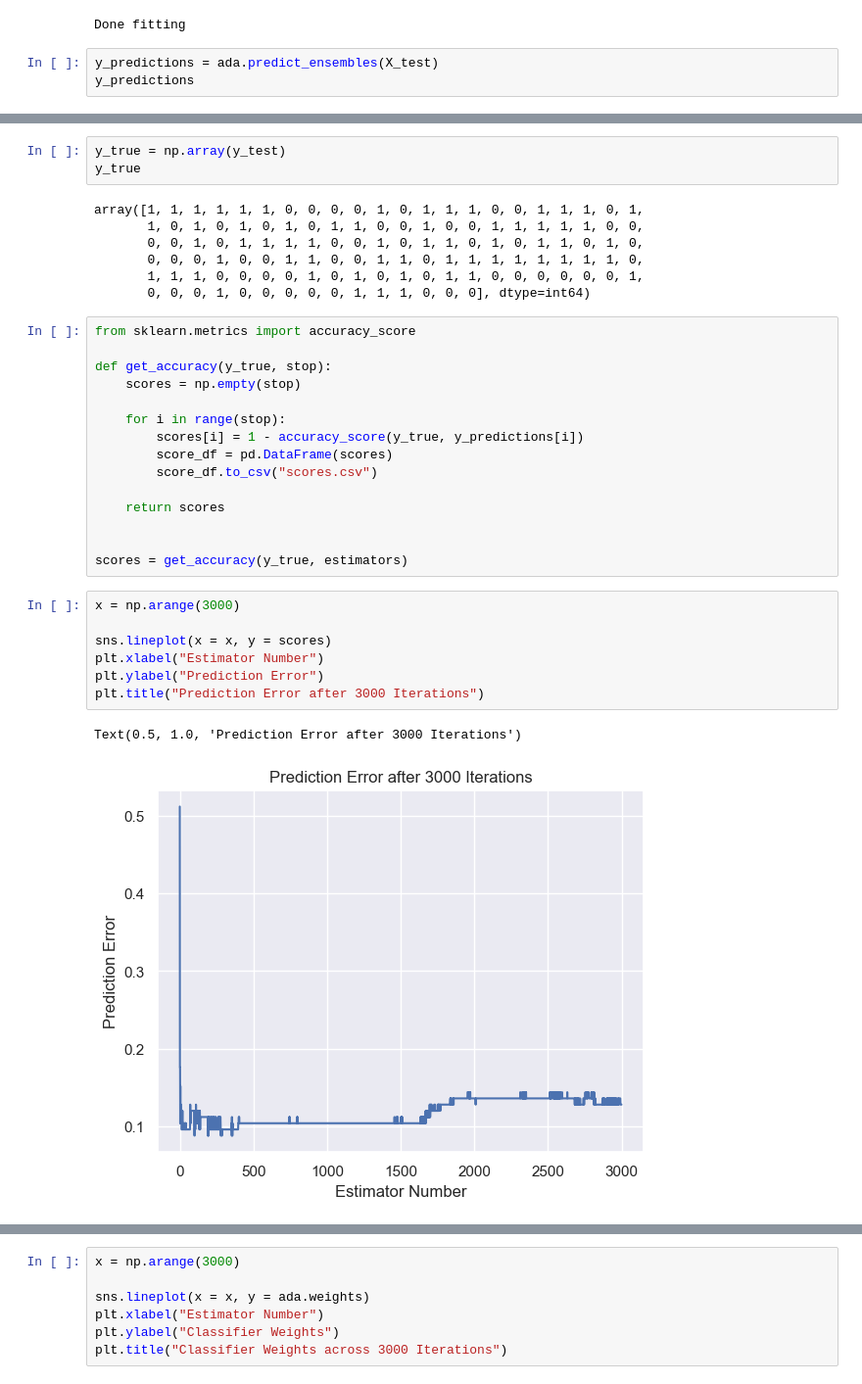
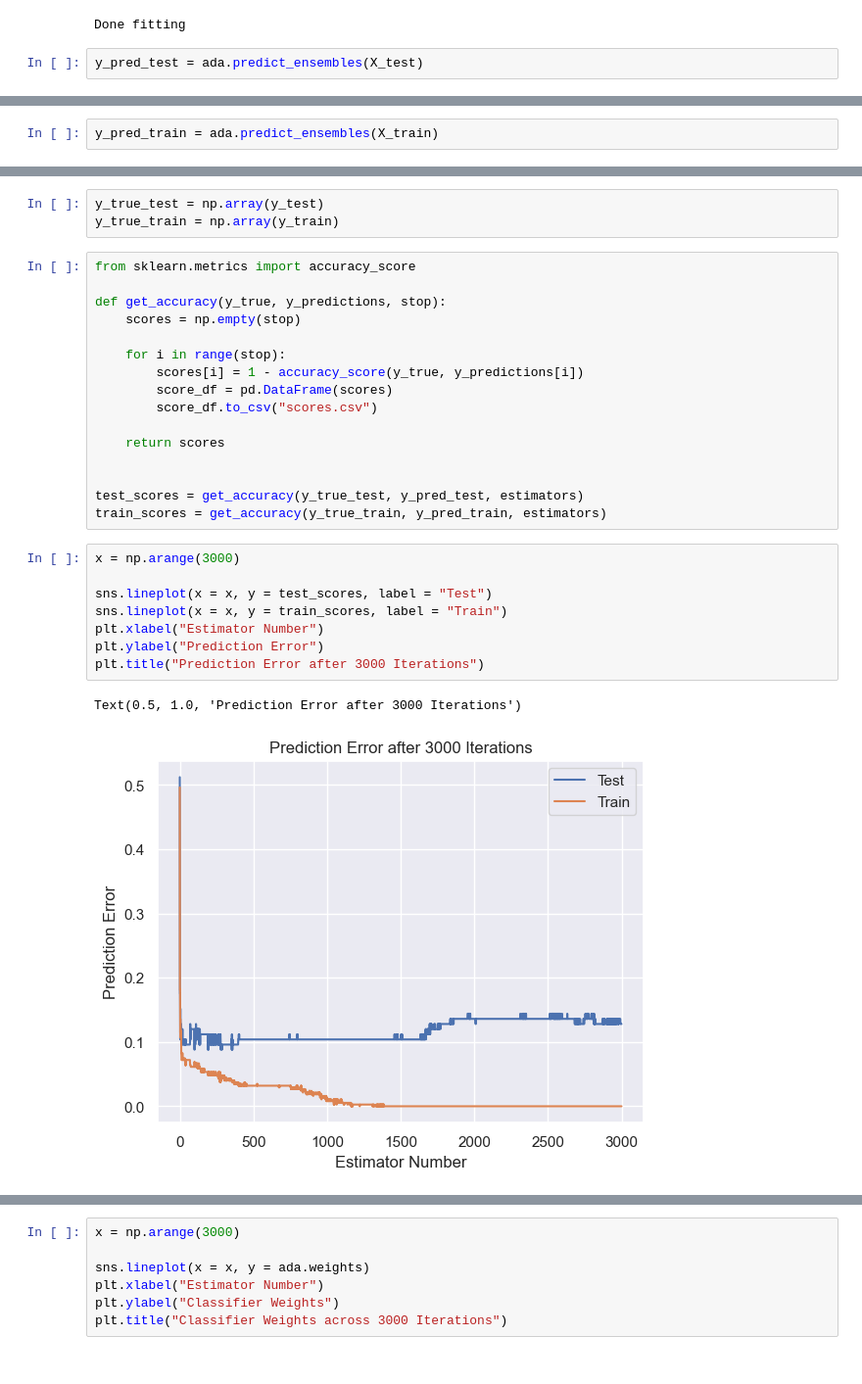
Before and after one commit to bishyboi/IntroToDataScience, a Jupyter notebook: A4/a4.ipynb, the cells around one changed output, grey strips where cells are left out. Shown at 98% size. Cells and saved outputs as stored; diff of their text form.

Commit message:
focusing on plotting, runtime is low for training and predictions for models, but plotting needs to be completed for ensemble decision boundaries

```diff
--- a/A4/a4.ipynb
+++ b/A4/a4.ipynb
@@ -277,8 +277,7 @@ print("Done fitting")
 # %% [output]
 Done fitting
 # %%
-y_predictions = ada.predict_ensembles(X_test)
-y_predictions
+y_pred_test = ada.predict_ensembles(X_test)
 # %% [output]
 Initial investment finished.
 0 Estimator finished.
@@ -306,0 +299,2 @@ array([[0., 0., 0., ..., 0., 0., 0.],
+# %%
+y_pred_train = ada.predict_ensembles(X_train)
@@ -307,17 +319,10 @@ array([[0., 0., 0., ..., 0., 0., 0.],
 # %%
-y_true = np.array(y_test)
-y_true
+y_true_test = np.array(y_test)
+y_true_train = np.array(y_train)
-# %% [output]
-array([1, 1, 1, 1, 1, 1, 0, 0, 0, 0, 1, 0, 1, 1, 1, 0, 0, 1, 1, 1, 0, 1,
-       1, 0, 1, 0, 1, 0, 1, 0, 1, 1, 0, 0, 1, 0, 0, 1, 1, 1, 1, 1, 0, 0,
-       0, 0, 1, 0, 1, 1, 1, 1, 0, 0, 1, 0, 1, 1, 0, 1, 0, 1, 1, 0, 1, 0,
-       0, 0, 0, 1, 0, 0, 1, 1, 0, 0, 1, 1, 0, 1, 1, 1, 1, 1, 1, 1, 1, 0,
-       1, 1, 1, 0, 0, 0, 0, 1, 0, 1, 0, 1, 0, 1, 1, 0, 0, 0, 0, 0, 0, 1,
-       0, 0, 0, 1, 0, 0, 0, 0, 0, 1, 1, 1, 0, 0, 0], dtype=int64)
 # %%
 from sklearn.metrics import accuracy_score
 
-def get_accuracy(y_true, stop):
+def get_accuracy(y_true, y_predictions, stop):
     scores = np.empty(stop)
 
     for i in range(stop):
@@ -328,17 +333,19 @@ def get_accuracy(y_true, stop):
     return scores
 
 
-scores = get_accuracy(y_true, estimators)
+test_scores = get_accuracy(y_true_test, y_pred_test, estimators)
+train_scores = get_accuracy(y_true_train, y_pred_train, estimators)
 # %%
 x = np.arange(3000)
 
-sns.lineplot(x = x, y = scores)
+sns.lineplot(x = x, y = test_scores, label = "Test")
+sns.lineplot(x = x, y = train_scores, label = "Train")
 plt.xlabel("Estimator Number")
 plt.ylabel("Prediction Error")
 plt.title("Prediction Error after 3000 Iterations")
 # %% [output]
 Text(0.5, 1.0, 'Prediction Error after 3000 Iterations')
-[figure, old version]
+[figure, new version]
 # %%
 x = np.arange(200)
 
```
Also changed, not shown: parts of 8 cells of this notebook, 2 other files.
